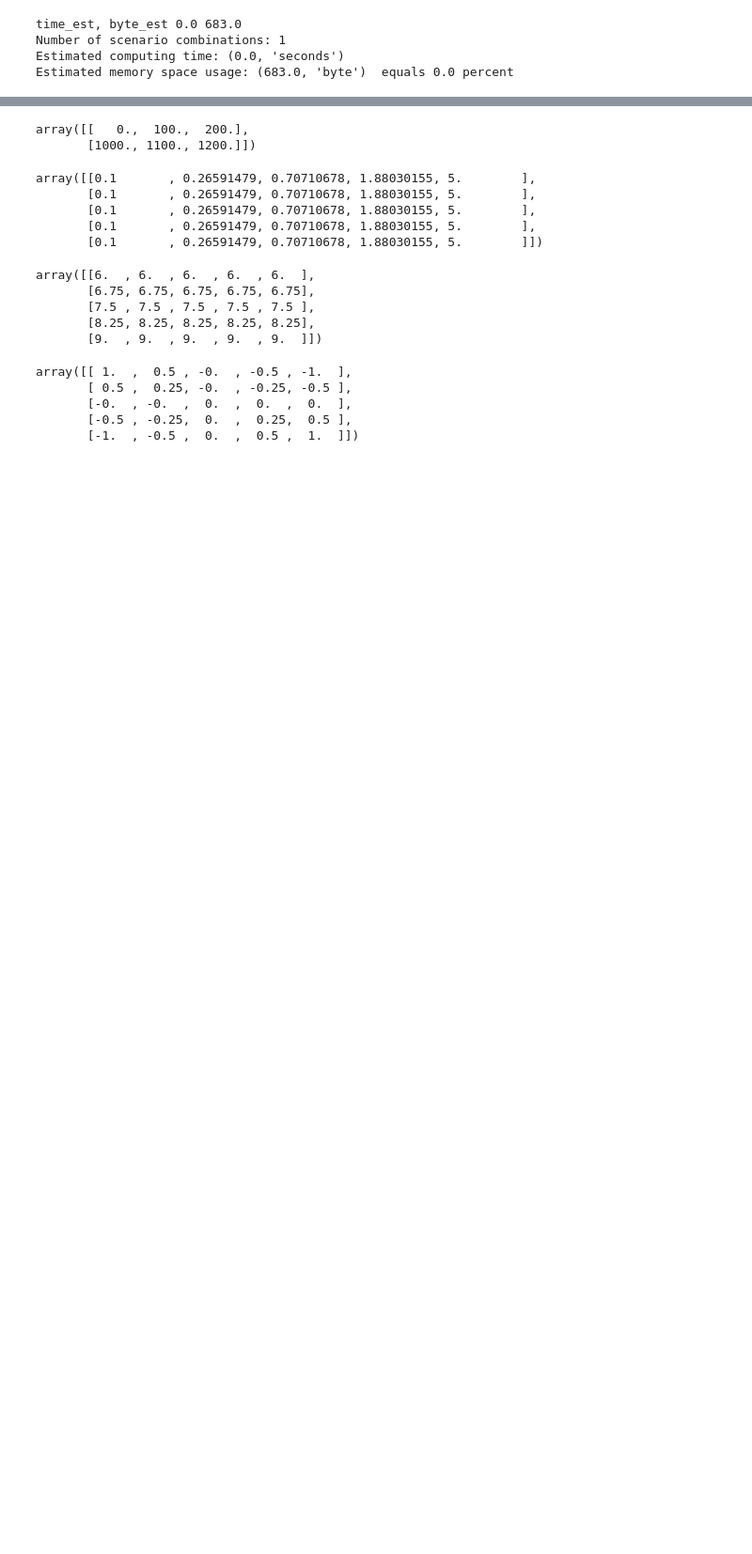
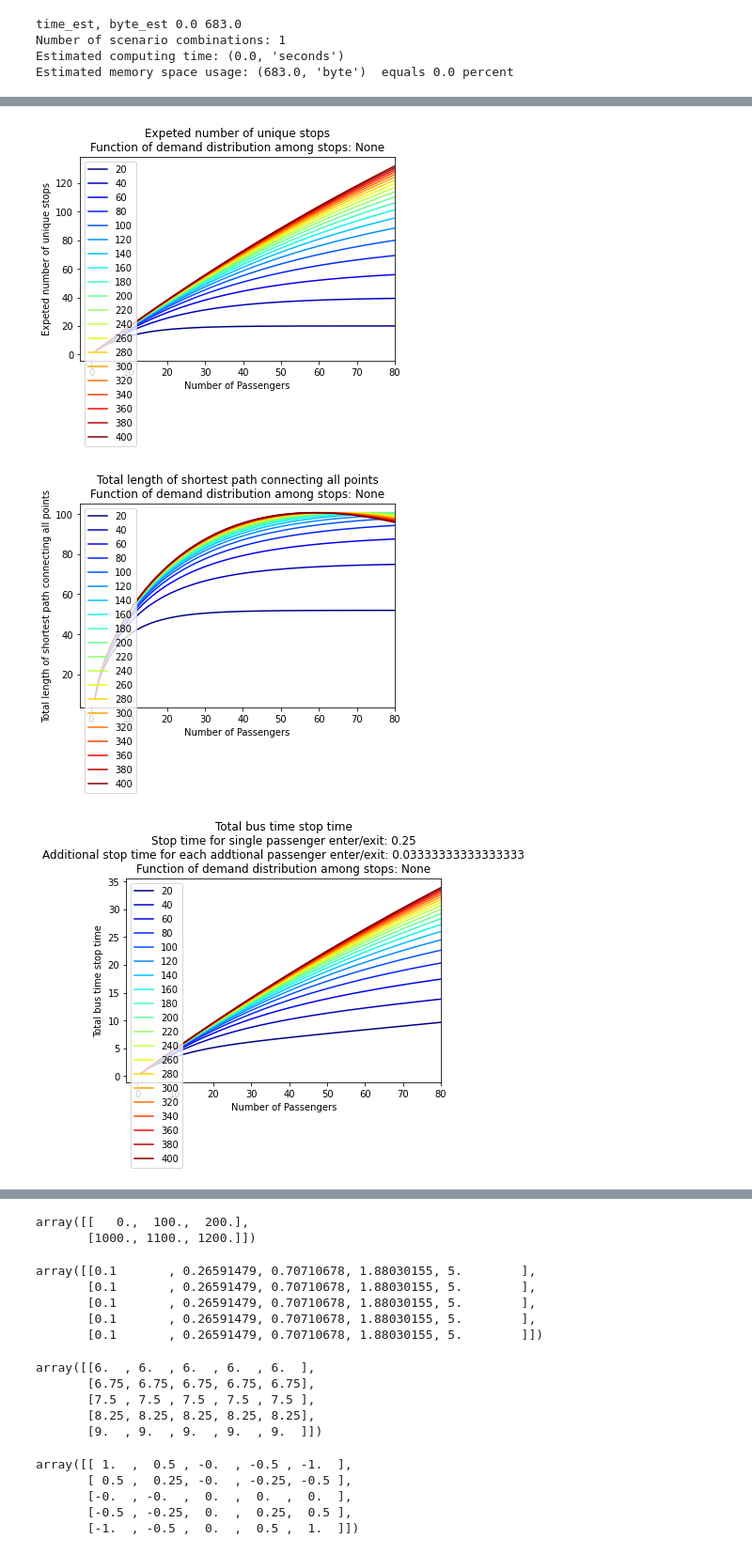
Before and after one commit to maximylius/drt_guesstimates, a Jupyter notebook: scenarioControls.ipynb, the cells around one changed output, grey strips where cells are left out. Shown: that part at 94% size. Saved outputs shown, nothing was run; the diff lists cells and outputs as text; code cells hidden in the pictures; blank space fills up the shorter version.

Commit message:
first outputs and 2D plots added

```diff
--- a/scenarioControls.ipynb
+++ b/scenarioControls.ipynb
@@ -257,7 +276,7 @@ def scenario_controller(
         n_iterations: int=1,
         create_plots: bool=False,
         param_name_to_sci_val:dict=sci_params_generator(),
-        kpi_funcs_ordered = [n_stops_on_path, dist_total, stop_time_total, share_driving_time, average_travel_speed, pax_served_per_hour]
+        kpi_funcs_ordered = [n_stops_on_path, dist_total, stop_time_total, share_driving_time, average_travel_speed, pax_served_per_hour, pax_trip_time_average]
     )->list:
     """
     calls different scenario aspects and stores different results
@@ -373,10 +392,10 @@ Estimated memory space usage: (683.0, 'byte')  equals 0.0 percent
 # %%
 param_name_to_sci_val = sci_params_generator(
     n_pax=[int(x) for x in np.linspace(1,80,80)], #(1,80,80)
-    n_stops_in_net=[int(x) for x in np.linspace(10, 200, 20)],#(10, 200, 20)
+    n_stops_in_net=[int(x) for x in np.linspace(20, 400, 20)],#(10, 200, 20)
     velocity=[x for x in np.linspace(24, 50, 1)], #(24, 50, 13)
     direct_trip_length=[x for x in np.linspace(9.1, 9.1, 1)], #(6, 13.5, 6)
-    stop_time_first_pax=[x for x in np.linspace(0.25, 1, 20)],#(0.25, 1, 20)
+    stop_time_first_pax=[x for x in np.linspace(0.25, 1, 10)],#(0.25, 1, 20)
     stop_time_extra_pax= [x for x in np.linspace(2/60, 10/60, 4)]#(2/60, 10/60, 9)
     )
 
@@ -422,11 +421,11 @@ sci_kpis['kpi_to_out']['n_stops_on_path']
 # # load scenarios
 # sci_kpis = np.load(path+filename+ext, allow_pickle=True)
 # %%
-def dims_to_params_generator(
+def dim_to_varname_generator(
         X='n_pax',
         Y=True,
         Z=None,
-        L1=None,
+        L1='n_stops_in_net',
         L2=None,
         C=None,
         M=None,
@@ -434,8 +433,19 @@ def dims_to_params_generator(
         """
         True or 1 output should be plotted here
         None not used
+        - varnames varnames ordered for plotting: [X,Y,Z,L1,L2,M,C] where
+                - X: x-axis
+                - Y: y-axis
+                - Z: z-axis
+                - L1: variable to create lines for each
+                - L2: variable to create all line combinations with L1
+                - M: create a subplot for each value of that variable
+                - C: color variable
+                length of list must be fixed to 7. None value has to be provided if field should be left out specifc field should be empty, it should state None
         """
         # what if same var on x and y? x and l1? X and C would not be a problem though.
+        # To-Do: clean varnames dict
+        # output cannot be on L1 or L2
         local_dict = locals()
         return local_dict
 # %%
@@ -626,0 +678,19 @@ KeyError: 'scenario_res'
+# %%
+# ['n_pax', 'n_stops_in_net', 'direct_trip_length', 'stop_time_first_pax', 'stop_time_extra_pax', 'velocity', 'stop_demand_fun']
+dim_to_varname = dim_to_varname_generator( X='n_pax', Y=True, Z=None, L1='n_stops_in_net', L2=None, C=None, M=None )
+
+# ['n_stops_on_path',  'dist_total',  'stop_time_total',  'share_driving_time',  'average_travel_speed',  'pax_served_per_hour']
+plotMultiDimensional(kpi_name = 'n_stops_on_path',dim_to_varname=dim_to_varname,sci_kpis=sci_kpis)
+
+# To-Do add functionality of heatmap2d
+# dim_to_varname = dim_to_varname_generator( X='n_pax', Y='n_stops_in_net', Z=None, L1=None, L2=None, C=True, M=None )
+# plotMultiDimensional(kpi_name = 'n_stops_on_path',dim_to_varname=dim_to_varname,sci_kpis=sci_kpis)
+
+plotMultiDimensional(kpi_name = 'dist_total',dim_to_varname=dim_to_varname,sci_kpis=sci_kpis)
+plotMultiDimensional(kpi_name = 'stop_time_total',dim_to_varname=dim_to_varname,sci_kpis=sci_kpis)
+plotMultiDimensional(kpi_name = 'share_driving_time',dim_to_varname=dim_to_varname,sci_kpis=sci_kpis)
+plotMultiDimensional(kpi_name = 'average_travel_speed',dim_to_varname=dim_to_varname,sci_kpis=sci_kpis)
+plotMultiDimensional(kpi_name = 'pax_served_per_hour',dim_to_varname=dim_to_varname,sci_kpis=sci_kpis)
+plotMultiDimensional(kpi_name = 'pax_trip_time_average',dim_to_varname=dim_to_varname,sci_kpis=sci_kpis)
+# plotMultiDimensional(kpi_name = 'share_driving_time',dim_to_varname=dim_to_varname,sci_kpis=sci_kpis)
+# %% [output]
@@ -626,0 +707,3 @@ KeyError: 'scenario_res'
+[figure, added]
+[figure, added]
+[figure, added]
```
Also changed, not shown: parts of 13 cells of this notebook.
